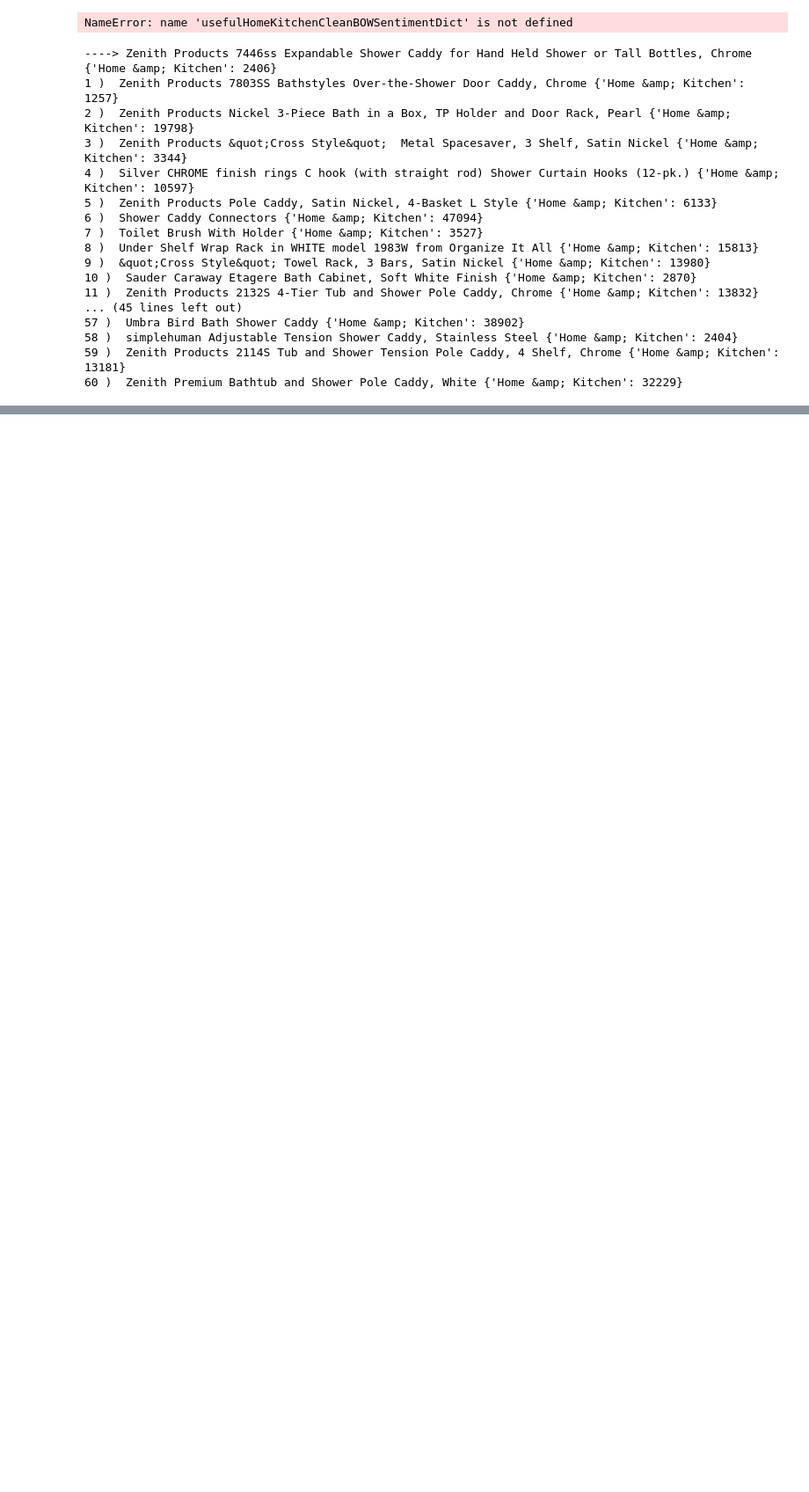
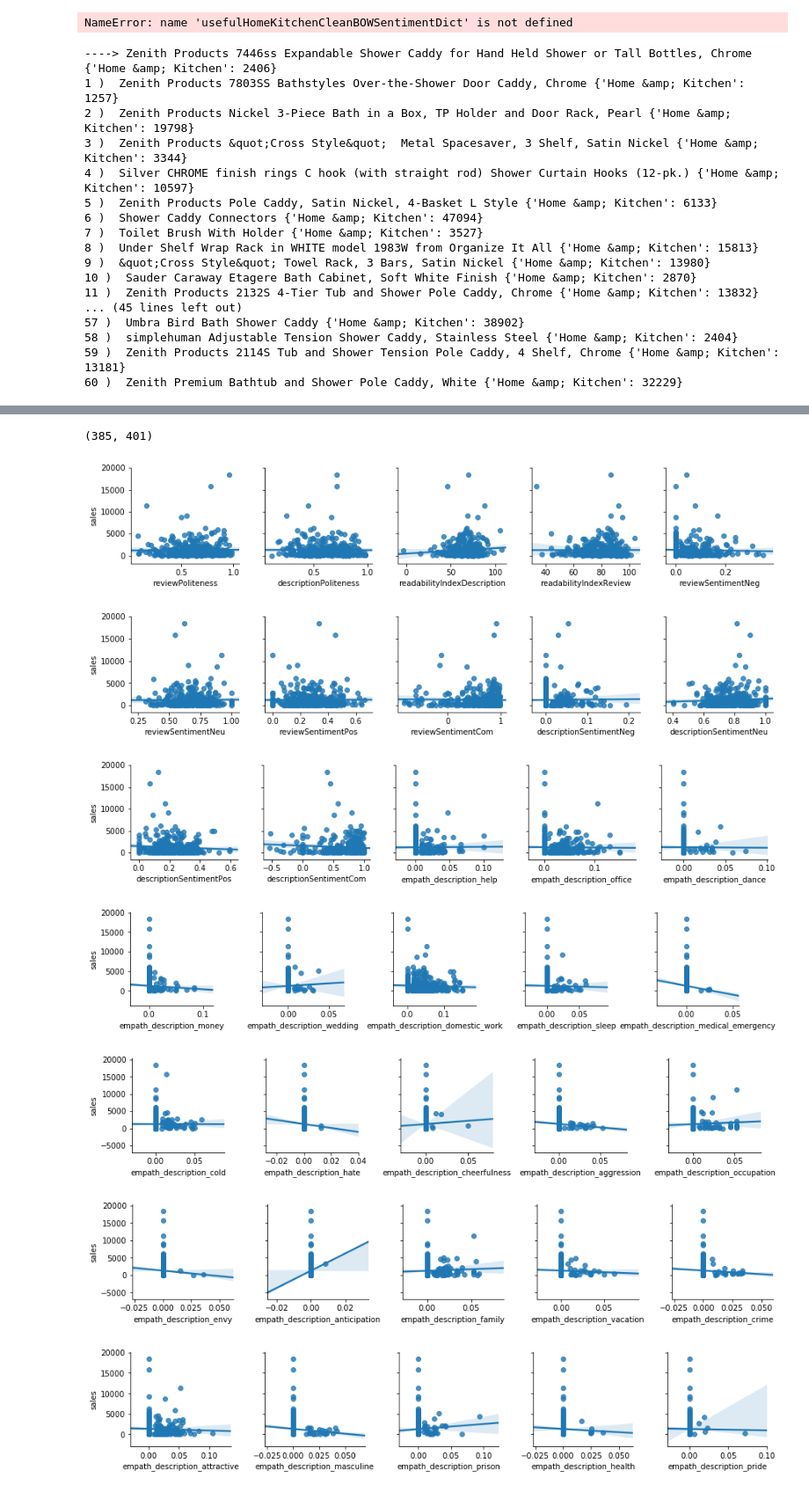
Before and after one commit to Aparna-Gupta/amazon_yolo, a Jupyter notebook: EDAViz.ipynb, the cells around one changed output, grey strips where cells are left out. Shown at 88% size. Saved outputs shown, nothing was run; the diff lists cells and outputs as text; code cells hidden in the pictures; blank space fills up the shorter version.

Commit message:
pairplots

```diff
--- a/EDAViz.ipynb
+++ b/EDAViz.ipynb
@@ -310,3 +310,35 @@ sampleDf.sort_values(by=['SR'])
 | B00GSKT2CI | The Make-A-Space Caddy in Bronze ... | Zenith Products 2600HB Make-A-Spa... | [little, bit, challenge, getting,... | 0.915380 | 0.842135 | {'neg': 0.0, 'neu': 0.784, 'pos':... | ... |
 | B000QE3DR2 | Zenith bathwares lead the way in ... | Zenith Shower Head Caddy, White | [perfect, small, shower, caddy, s... | 0.355376 | 0.696298 | {'neg': 0.067, 'neu': 0.707, 'pos... | ... |
 | B007X4G1L8 | This shower caddy is engineered w... | simplehuman Shower Caddy, stainle... | [sick, tired, things, like, sitti... | 0.439044 | 0.900244 | {'neg': 0.243, 'neu': 0.485, 'pos... | ... |
+# %%
+import seaborn as sns
+import json
+import pandas as pd
+import matplotlib.pyplot as plt
+
+json_data=open('./out/385sampleDict.json').read()
+sampleDict = json.loads(json_data)
+# %%
+sampleDf = pd.DataFrame.from_dict(sampleDict, orient='index')
+print(sampleDf.shape)
+# %% [output]
+(385, 401)
+# %%
+x_labels = []
+y_label = "sales"
+for c in sampleDf.columns:
+    if c != "sales":
+        x_labels.append(c)
+i = 0
+while i < len(x_labels):
+    sns.pairplot(sampleDf,x_vars=x_labels[i:i+5],y_vars=y_label,kind="reg")
+    i = i + 5
+plt.show()
+# %% [output]
+[figure, added]
+[figure, added]
+[figure, added]
+[figure, added]
+[figure, added]
+[figure, added]
+[figure, added]
```
Also changed, not shown: parts of 1 cell of this notebook.
